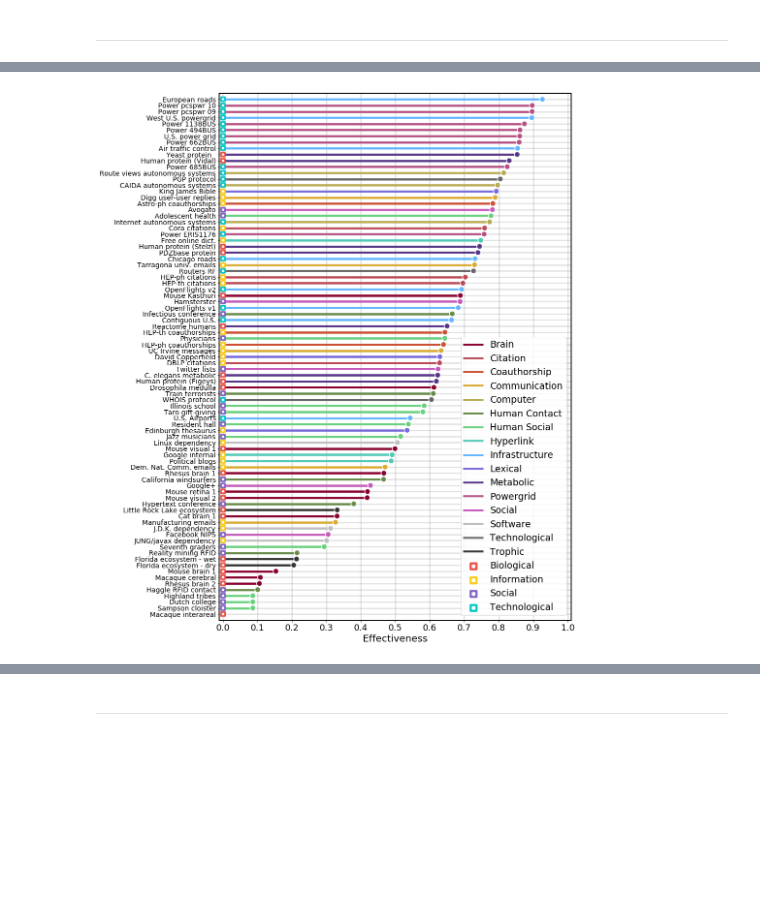
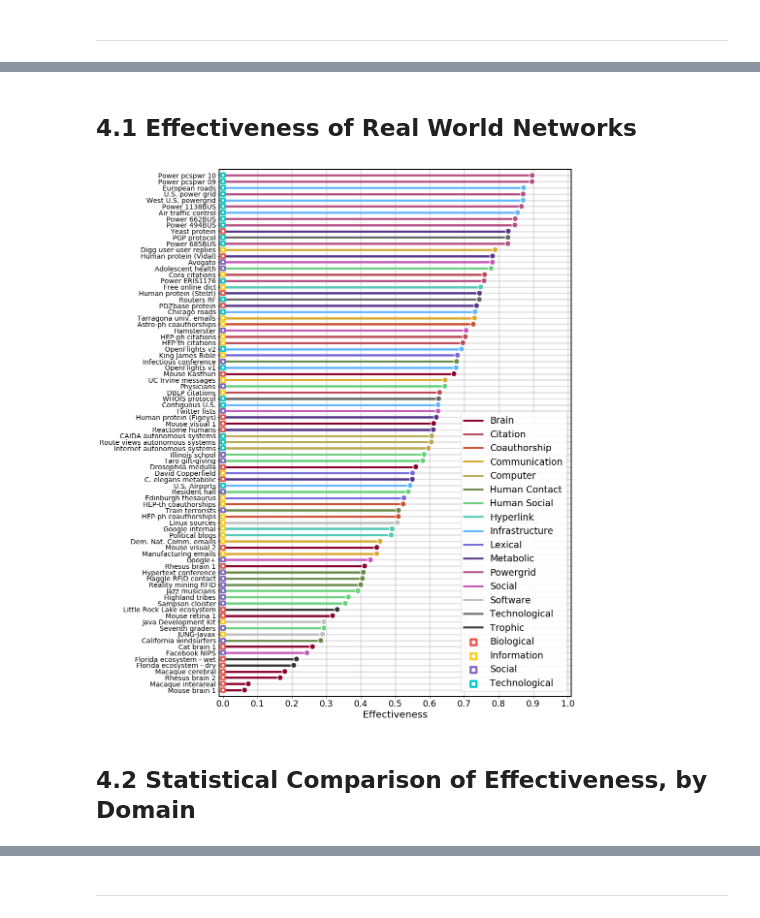
Before and after one commit to jkbren/einet, a Jupyter notebook: code/Chapter 04 - Effective Information in Real Networks.ipynb, the cells around one changed output, grey strips where cells are left out. Saved outputs shown, nothing was run; the diff lists cells and outputs as text; code cells hidden in the pictures; blank space fills up the shorter version.

```diff
--- a/code/Chapter 04 - Effective Information in Real Networks.ipynb
+++ b/code/Chapter 04 - Effective Information in Real Networks.ipynb
@@ -814,33 +45,0 @@ cols = ['#88002c',"#ba4b57","#cc5134","#daaa32","#b8ab51","#698b4a","#69d07d","#
-# %%
-for idx, cat in enumerate(sorted(list(network_data.keys()))):
-    network_data[cat]['color'] = [cols[idx]]*len(network_data[cat]['Name'])
-# %%
-out_dict = {}
-
-for key in citation_dict.keys():
-    out_dict[key] = []
-
-out_dict['EI']  = []
-out_dict['Eff'] = []
-out_dict['N'] = []
-out_dict['E'] = []
-
-for cat in network_data.keys():
-    curr = network_data[cat]
-    for i in range(len(curr['Name'])):
-        N = curr['Network'][i].number_of_nodes()
-        print("At",dt.datetime.now(),"starting with", curr['Name'][i], "N=%i"%N)
-        ei = EI(curr['Network'][i])
-        out_dict['Name'].append(curr['Name'][i])
-        out_dict['EI'].append(ei)
-        out_dict['Eff'].append(ei/np.log2(N))
-        out_dict['N'].append(N)
-        out_dict['E'].append(curr['Network'][i].number_of_edges())
-        out_dict['Network'].append(curr['Network'][i])
-        out_dict['Source'].append(curr['Source'][i])
-        out_dict['Category'].append(curr['Category'][i])
-        out_dict['Category_EI'].append(curr['Category_EI'][i])
-        out_dict['newco'].append(curr['newco'][i])
-        out_dict['Filename'].append(curr['Filename'][i])
-        out_dict['color'].append(curr['color'][i])
-        print("\t At",dt.datetime.now(),"done with", curr['Name'][i])
@@ -874,3 +46,9 @@ At 2019-06-03 08:16:56.537406 starting with Power ERIS1176 N=1176
+# %% [markdown]
+## 4.1 Effectiveness of Real World Networks
+# %%
+import json
+json_data = open('../data/real_network_ei.json',"r").read()
+out_dict = json.loads(json_data)
 # %%
 list1 = out_dict['Eff']
 list1 = list(enumerate(list1))
@@ -883,37 +65,40 @@ plt.figure(figsize=(13,20))
 for idx,i in enumerate(ordering):
     co = out_dict['color'][i]
     ef = out_dict['Eff'][i]
     plt.hlines(idx,0,ef,color=co,linewidth=4.5)
 
 
 plt.scatter(eff_vals, list(range(len(eff_vals))), edgecolors='w',linewidths=1.5,
             marker='o', s=130, alpha=0.98, facecolor=np.array(out_dict['color'])[ordering], zorder=20)
 plt.scatter([0]*len(eff_vals), list(range(len(eff_vals))),
             marker='s', s=65, alpha=0.98,edgecolors=np.array(out_dict['newco'])[ordering],
             linewidths=3.5, facecolor='w', zorder=20)
 
 for ii, lab in enumerate(['Biological','Information','Social','Technological']):
     plt.scatter([-1], [-1],
             marker='s', s=125, alpha=0.98,edgecolors=newcos[ii],
-            linewidths=4.5, facecolor='w', label=lab)#+"\n (n=%i)"%len(all_data[ii]))
+            linewidths=4.5, facecolor='w', label=lab)
 
 for ii, lab in enumerate(sorted(np.unique(out_dict['Category']))):
     plt.plot([-10,-9], [-10,-9], marker='', alpha=0.98, linewidth=4.0,
              color=cols[ii], label=lab)
 
 plt.legend(loc=4, fontsize=19, framealpha=0.85)
 plt.yticks(list(range(len(eff_vals))), np.array(out_dict['Name'])[ordering], fontsize=14)
 plt.xticks(np.linspace(0,1,11), ["%.1f"%i for i in np.linspace(0,1,11)], size=18)
 plt.grid(alpha=0.3, color='#999999', linestyle='-', linewidth=2.5)
 plt.xlabel('Effectiveness', size=20)
 plt.xlim(-0.01,1.01)
 plt.ylim(-1,len(eff_vals))
 
-# plt.savefig("../figs/pngs/Konect_SortedEffectiveness_withLabels.png", dpi=425, bbox_inches='tight')
-# plt.savefig("../figs/pdfs/Konect_SortedEffectiveness_withLabels.pdf", bbox_inches='tight')
+if save:
+    plt.savefig(where_to_save_pngs+"Konect_SortedEffectiveness_withLabels.png", dpi=425, bbox_inches='tight')
+    plt.savefig(where_to_save_pdfs+"Konect_SortedEffectiveness_withLabels.pdf", bbox_inches='tight')
 plt.show()
 # %% [output]
-[figure, old version]
+[figure, new version]
+# %% [markdown]
+## 4.2 Statistical Comparison of Effectiveness, by Domain
 # %%
 rn_bio = np.array([out_dict['Eff'][i] for i in range(len(out_dict['Eff'])) \
                    if out_dict['Category_EI'][i]=='Biological'])
```
Also changed, not shown: parts of 42 cells of this notebook, 7 other files.
